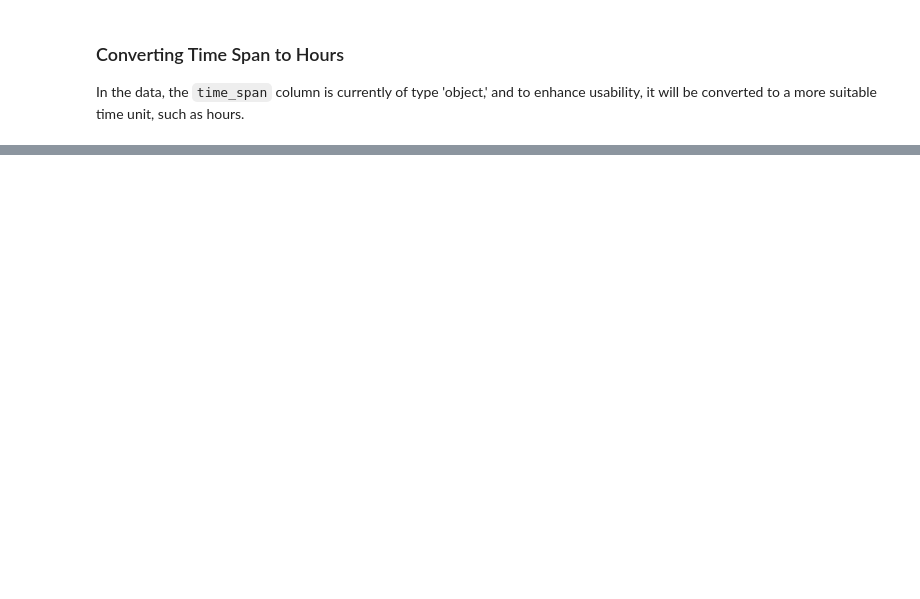
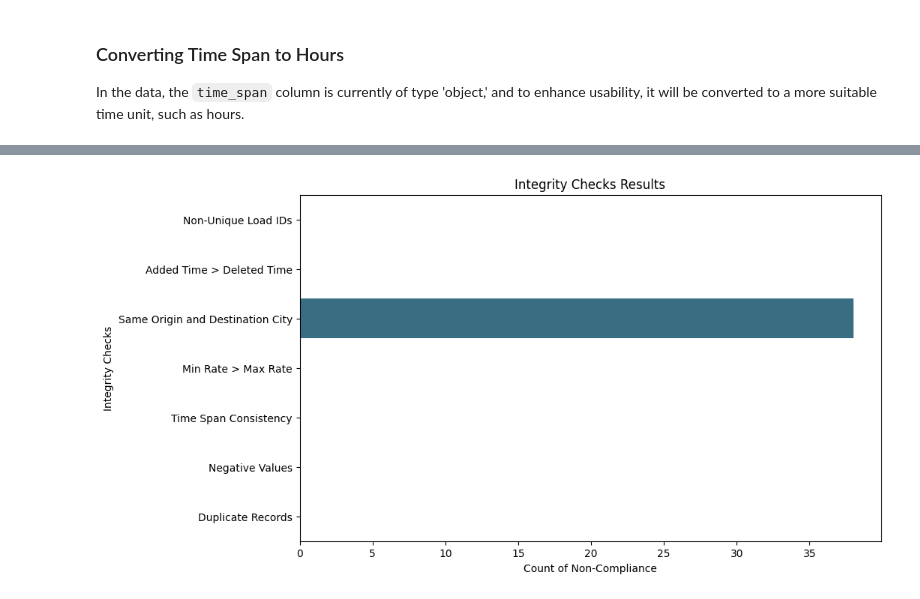
Before and after one commit to ANGADJIT/logistics-Data-Analytics, a Jupyter notebook: src/analytics/data-cleansing.ipynb, the cells around one changed output, grey strips where cells are left out. Drawn from its saved outputs; the diff is of its cells as text; code cells hidden in the pictures; blank space fills up the shorter version.

```diff
--- a/src/analytics/data-cleansing.ipynb
+++ b/src/analytics/data-cleansing.ipynb
@@ -71,6 +77,6 @@ Corrected Columns:
 In the corrected version, column names are formatted in snake case, providing a standardized and user-friendly naming convention.
 # %%
 logistics_df.rename(
-    columns={'Miles': 'miles', 'average rate per mile': 'average_rate_per_mile'}, inplace=True)
+    columns={'Miles': 'miles', 'average rate per mile': 'average_rate_per_mile', 'reference_id': 'load_id'}, inplace=True)
 logistics_df.columns
 # %% [output]
@@ -187,0 +201,26 @@ logistics_df
+# %%
+# create checks here
+non_unique_load_ids = logistics_df[ logistics_df.load_id.duplicated()].shape[0]
+add_greater_than_delete = logistics_df[logistics_df.added_time_stamp > logistics_df.deleted_time_stamp].shape[0]
+city_with_same_origin_desitination = logistics_df[logistics_df.origin_city == logistics_df.destination_city].shape[0]
+min_greater_than_max = logistics_df[logistics_df.min_rate > logistics_df.max_rate].shape[0]
+span_time_check = logistics_df[logistics_df.time_span_in_hours !=  round(((logistics_df.deleted_time_stamp - logistics_df.added_time_stamp).dt.total_seconds() / 3600),2)].shape[0]
+negitive_values = (logistics_df[[column for column in ['min_rate','max_rate','miles','average_rate_per_mile']]] < 0).sum()
+duplicate_records = (logistics_df.duplicated() == True).sum()
+
+# plotting checks on graph
+checks = ['Non-Unique Load IDs', 'Added Time > Deleted Time', 'Same Origin and Destination City',
+          'Min Rate > Max Rate', 'Time Span Consistency', 'Negative Values','Duplicate Records']
+
+counts = [non_unique_load_ids, add_greater_than_delete, city_with_same_origin_desitination,
+          min_greater_than_max, span_time_check, negitive_values.sum(),duplicate_records]
+
+#
+plt.figure(figsize=(10, 6))
+sb.barplot(x=counts, y=checks, palette='viridis')
+plt.title('Integrity Checks Results')
+plt.xlabel('Count of Non-Compliance')
+plt.ylabel('Integrity Checks')
+plt.show()
+# %% [output]
+[figure, added]
```
Also changed, not shown: parts of 16 cells of this notebook, 1 other file.
